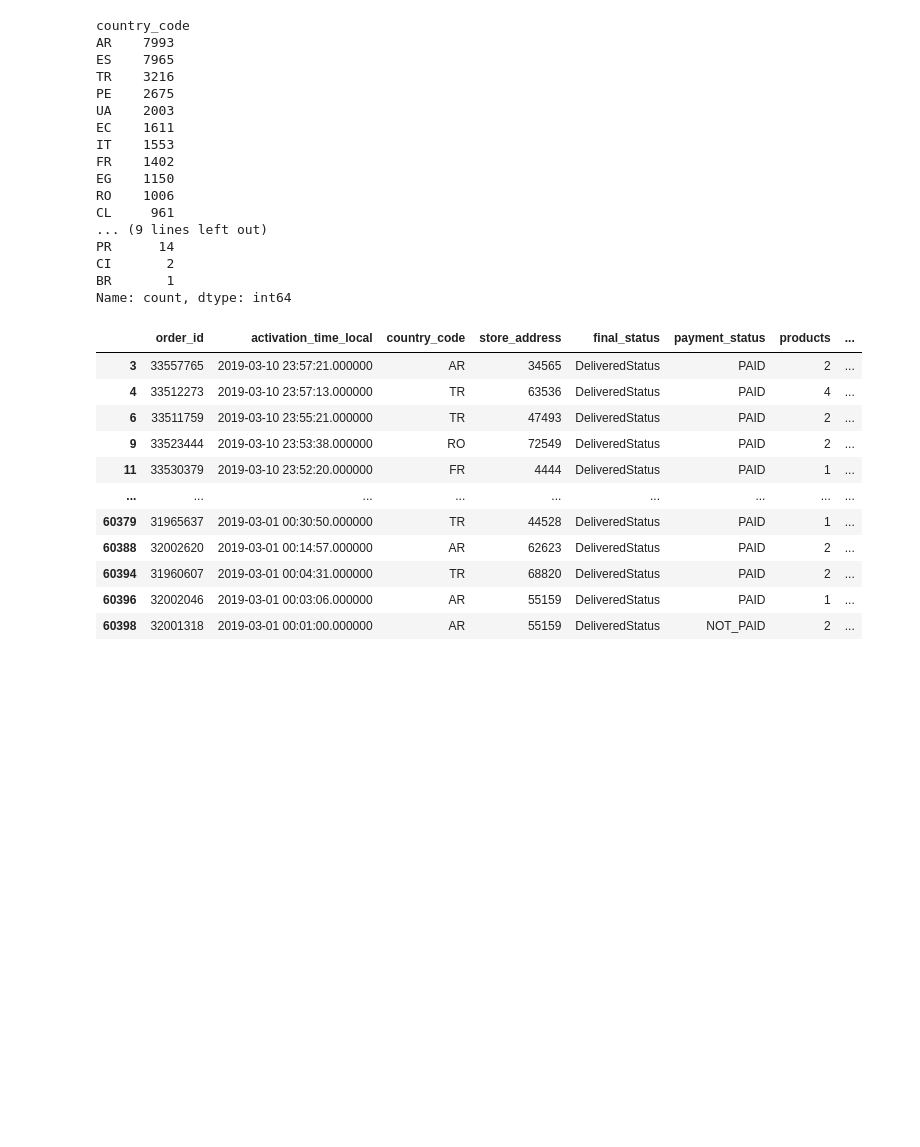
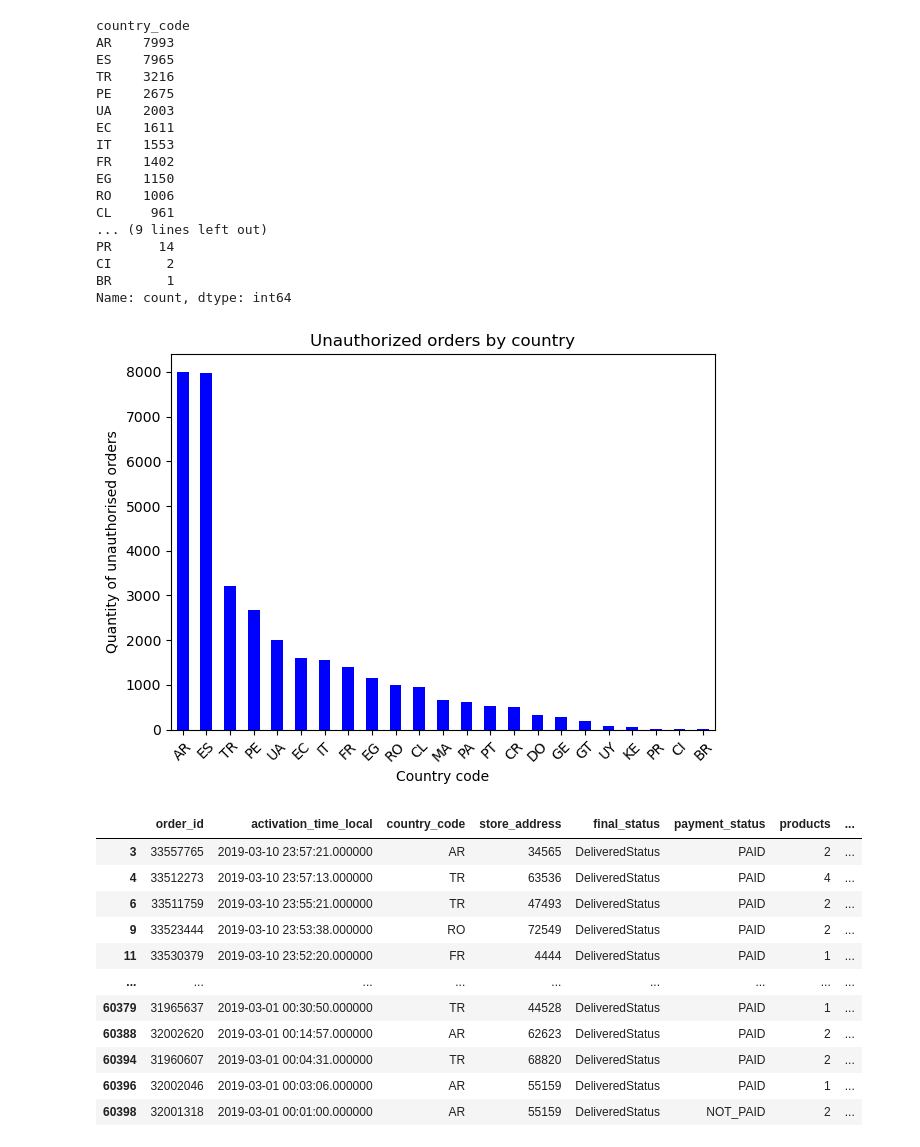
Before and after one commit to polsanchez1997/products-analytics, a Jupyter notebook: main.ipynb, the cells around one changed output. Drawn from its saved outputs; the diff is of its cells as text; code cells hidden in the pictures; blank space fills up the shorter version.

```diff
--- a/main.ipynb
+++ b/main.ipynb
@@ -168,6 +182,19 @@ PR      14
 CI       2
 BR       1
 Name: count, dtype: int64
+# %%
+#Grafico:
+
+count = df_under_authorized["country_code"].value_counts()
+count.plot(kind='bar', color='blue')
+plt.title('Unauthorized orders by country')
+plt.xlabel('Country code')
+plt.ylabel('Quantity of unauthorised orders')
+plt.xticks(rotation=45)
+plt.tight_layout()
+plt.show()
+# %% [output]
+[figure, added]
 # %%
 # 4. For the remainder of orders that would be outside of incremental auth what values would be necessary to capture the remaining amount?
 # %%
```
Also changed, not shown: parts of 10 cells of this notebook.
